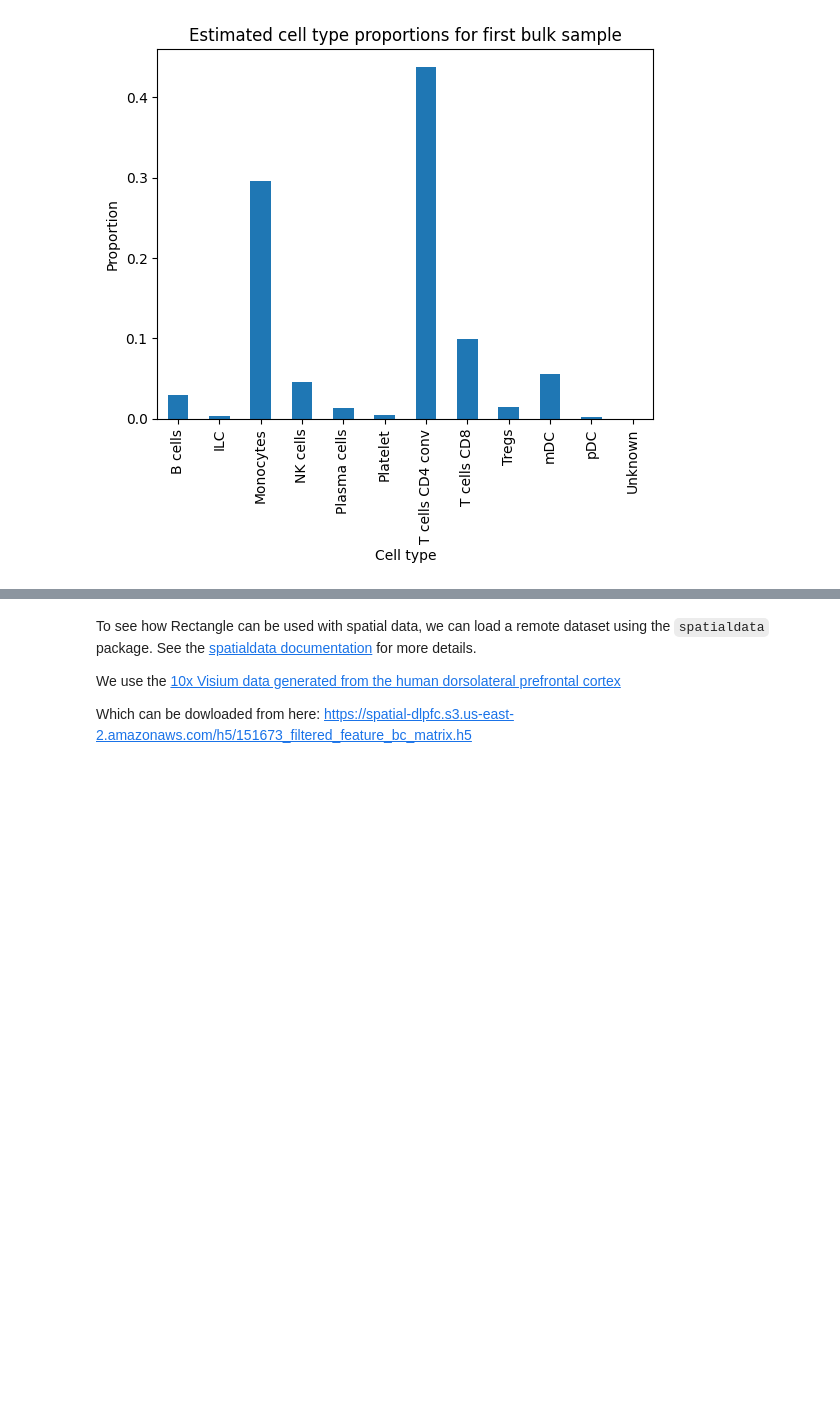
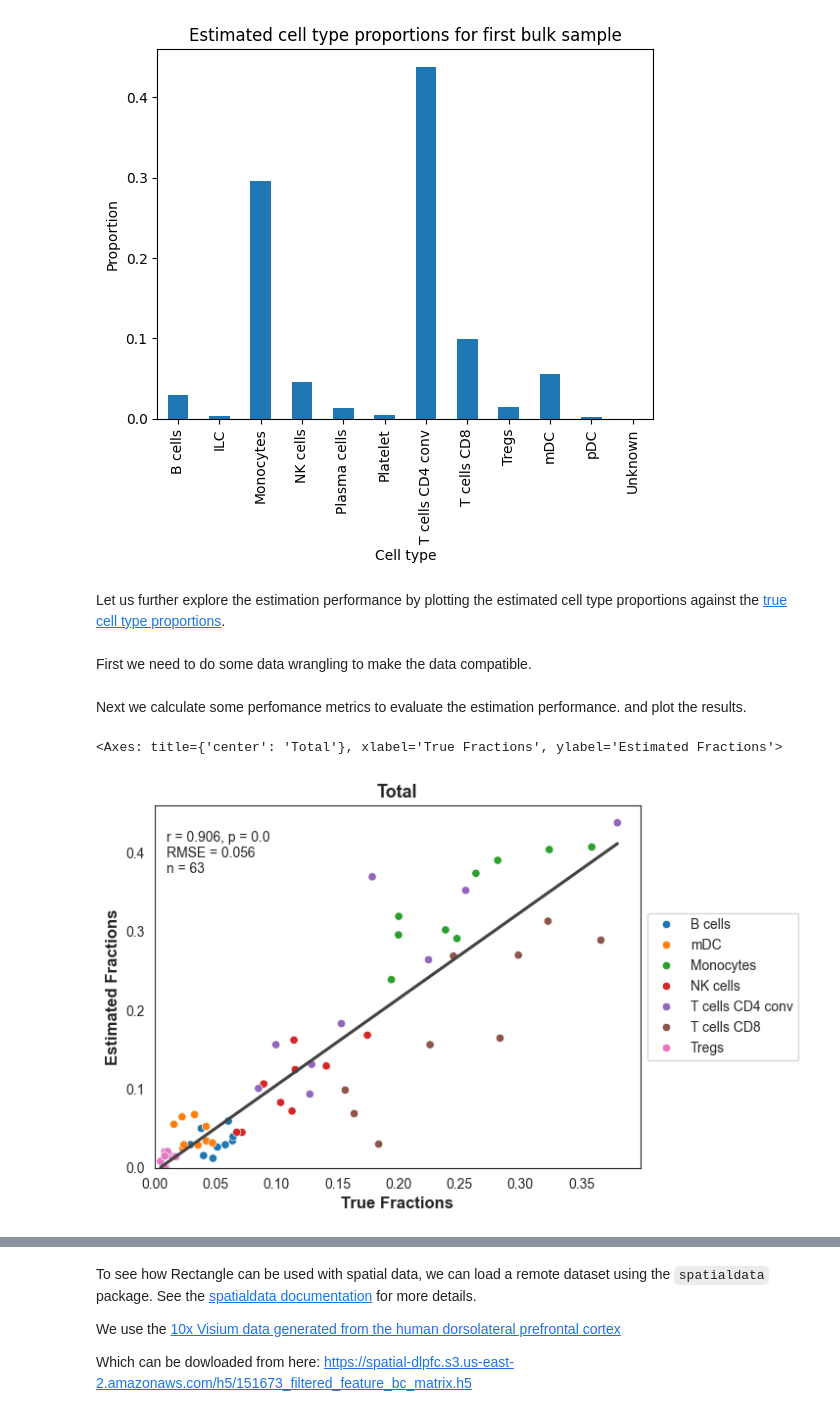
Before and after one commit to ComputationalBiomedicineGroup/Rectangle, a Jupyter notebook: docs/notebooks/example.ipynb, the cells around one changed output, grey strips where cells are left out. Cells and saved outputs as stored; diff of their text form; code cells hidden in the pictures; blank space fills up the shorter version.

```diff
--- a/docs/notebooks/example.ipynb
+++ b/docs/notebooks/example.ipynb
@@ -144,3 +131,13 @@ estimations.iloc[0].plot(kind='bar',
 # %% [output]
 <Axes: title={'center': 'Estimated cell type proportions for first bulk sample'}, xlabel='Cell type', ylabel='Proportion'>
 [figure]
+# %% [markdown]
+Let us further explore the  estimation performance by plotting the estimated cell type proportions against the [true cell type proportions](https://figshare.com/articles/dataset/Validation_real/25347757?file=44877526).
+# %%
+finotello_true = pd.read_csv('../data/finotello_facs.csv', index_col=0).T
+finotello_true = finotello_true.fillna(0)
+finotello_true.columns = ["NK cells", 'B cells', 'Tregs', 'mDC', 'Monocytes', 'Neutrophilss', 'T cells CD8',
+                         'T cells CD4 conv', 'Other']
+finotello_true = finotello_true.T
+# %% [markdown]
+First we need to do some data wrangling to make the data compatible.
@@ -147 +166,48 @@ estimations.iloc[0].plot(kind='bar',
+# %% [markdown]
+Next we calculate some perfomance metrics to evaluate the estimation performance.
+and plot the results.
+# %%
+import numpy as np
+from scipy.stats import pearsonr
+import seaborn as sns
+import matplotlib.pyplot as plt
+
+def evaulate_total_df(df):
+    rsme_total = np.sqrt(np.mean((df['Estimated Fractions'] - df['True Fractions']) ** 2))
+    r_value_total, p_value_total =  pearsonr(df['Estimated Fractions'], df['True Fractions'])
+    return rsme_total, r_value_total, p_value_total
+rsme_finotello_rectangle, r_finotello_rectangle, p_finotello_rectangle = evaulate_total_df(
+    evaluation_df)
+
+def create_scatter_plot_total(df, rsme, p_value, r_value, title="Total", y_axis_label="Estimated Fractions", x_axis_label="True Fractions", hue="Cell type"):
+    sns.set_style("white")
+    g = sns.scatterplot(x="True Fractions", y="Estimated Fractions",hue=hue, data=df)
+    sns.regplot(x="True Fractions", y="Estimated Fractions", data=df, scatter=False, color='#444444', ci=None)
+    g.grid(False)
+    text = f"r = {round(r_value, 3)}, p = {round(p_value, 10)} \nRMSE = {round(rsme, 3)}\nn = {len(df)}"
+    g.set(xlabel=x_axis_label, ylabel=y_axis_label)
+    g.legend(loc='center left', bbox_to_anchor=(1, 0.5))
+    xlabel = g.set_xlabel(x_axis_label)
+    ylabel = g.set_ylabel(y_axis_label)
+    xlabel.set_size(12)
+    xlabel.set_weight('bold')
+    ylabel.set_size(12)
+    ylabel.set_weight('bold')
+    g.set_title(title, fontsize=13, weight='bold')
+    g.annotate(text, xy=(0.01, 0.95), xycoords="axes fraction",
+                xytext=(5, -5), textcoords="offset points",
+                ha="left", va="top")
+    g.set_xlim(0, g.get_xlim()[1])
+    g.set_ylim(0, g.get_ylim()[1])
+    xlim = g.get_xlim()[1]
+    ylim = g.get_ylim()[1]
+    return g
+
+rsme_finotello_rectangle, r_finotello_rectangle, p_finotello_rectangle = evaulate_total_df(
+    evaluation_df)
+create_scatter_plot_total(evaluation_df, rsme_finotello_rectangle, p_finotello_rectangle,
+                                 r_finotello_rectangle)
+# %% [output]
+<Axes: title={'center': 'Total'}, xlabel='True Fractions', ylabel='Estimated Fractions'>
+[figure, added]
 # %% [markdown]
```
Also changed, not shown: parts of 3 cells of this notebook.
